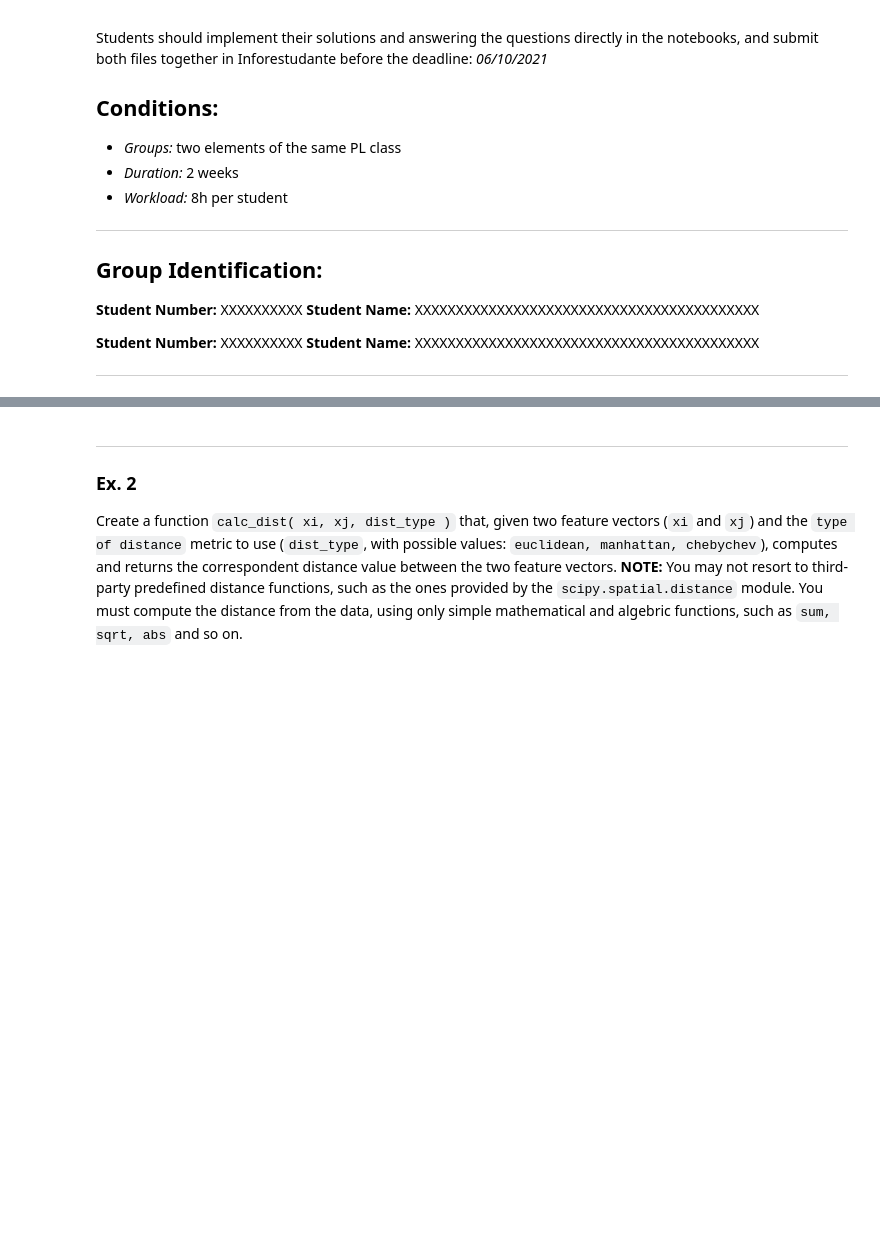
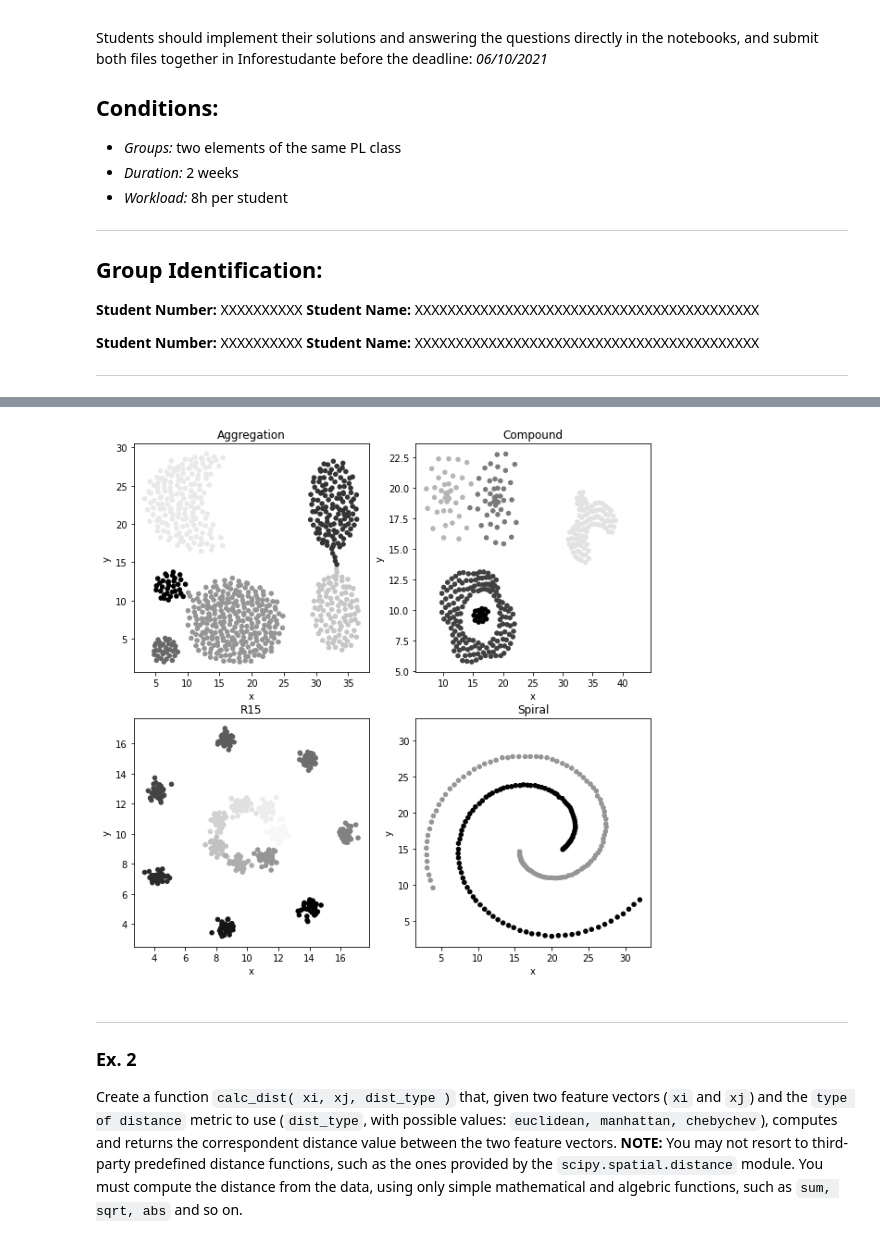
Before and after one commit to DrSh1ny/AC, a Jupyter notebook: PL3/TP1b.ipynb, the cells around one changed output, grey strips where cells are left out. Drawn from its saved outputs; the diff is of its cells as text; code cells hidden in the pictures; blank space fills up the shorter version.

```diff
--- a/PL3/TP1b.ipynb
+++ b/PL3/TP1b.ipynb
@@ -49,20 +49,33 @@ Load the datasets into memory and extract, for each dataset, the number of true
 # %%
 import pandas as pd
 import numpy as np
 from matplotlib import pyplot as plt
-... # TODO add extra imports if needed
 
 # load data
 N_DATASETS = 4
 
 dataset_names = ['Aggregation', 'Compound', 'R15', 'Spiral']
 datasets = []
 nclusters = []
 
+for fileName in dataset_names:
+  data = pd.read_csv('{name}.txt'.format(name=fileName),sep="\t", header = None)
+  data.columns = ["x", "y", "c"]
+  dataset=data.iloc[:,:-1]
+  clusters=data.iloc[:,-1]
+  datasets.append(dataset)
+  nclusters.append(clusters)
+
+
 # Load datasets data and plot them into as scatter plots in a 2x2 figure of subplots
 fig, axes = plt.subplots(2,2, figsize=[10,10])
-
-# TODO add code here
+axis=[[0,0],[0,1],[1,0],[1,1]]
+for i in range(4):
+  datasets[i].plot(kind="scatter",x='x',y='y',ax=axes[axis[i][0],axis[i][1]],color=nclusters[i])
+  axes[axis[i][0],axis[i][1]].set_title(dataset_names[i])
+plt.show()
+# %% [output]
+[figure, added]
 # %% [markdown]
 ***
 ### Ex. 2
```
